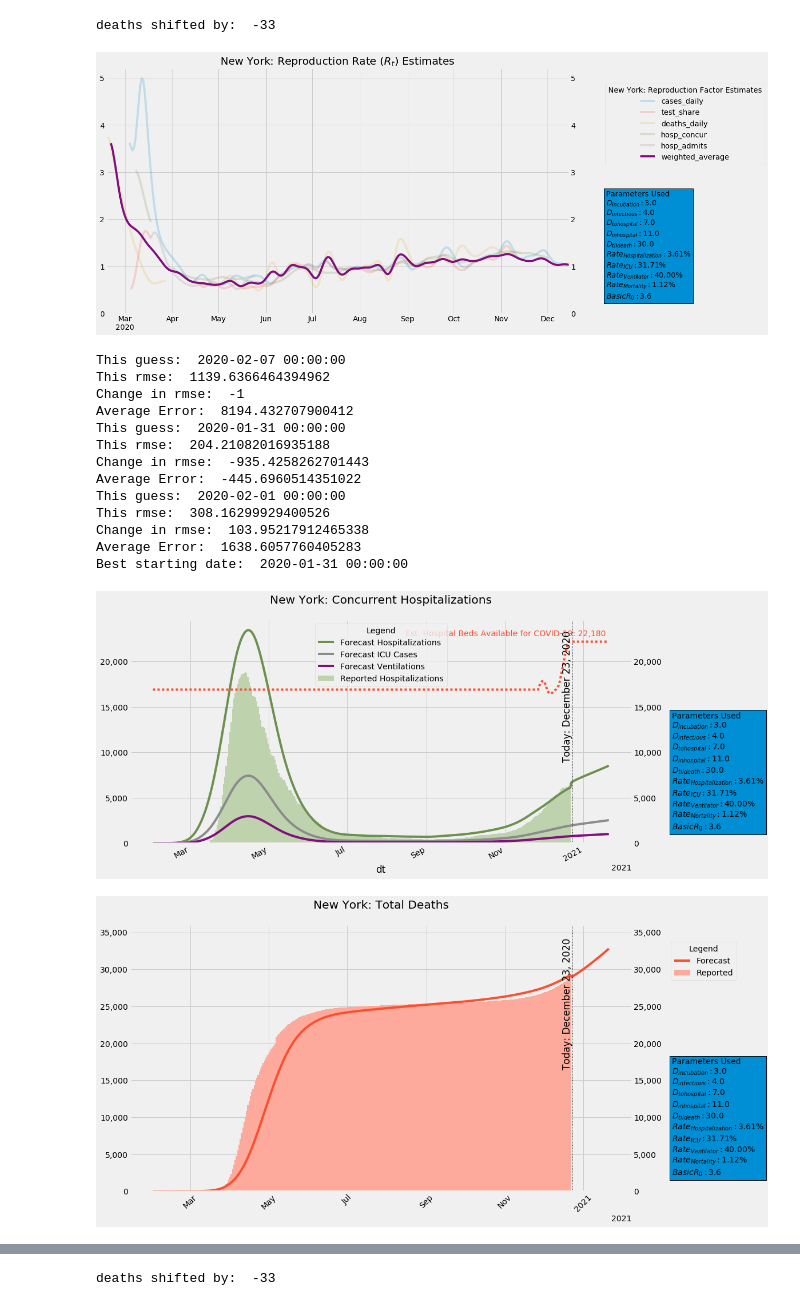
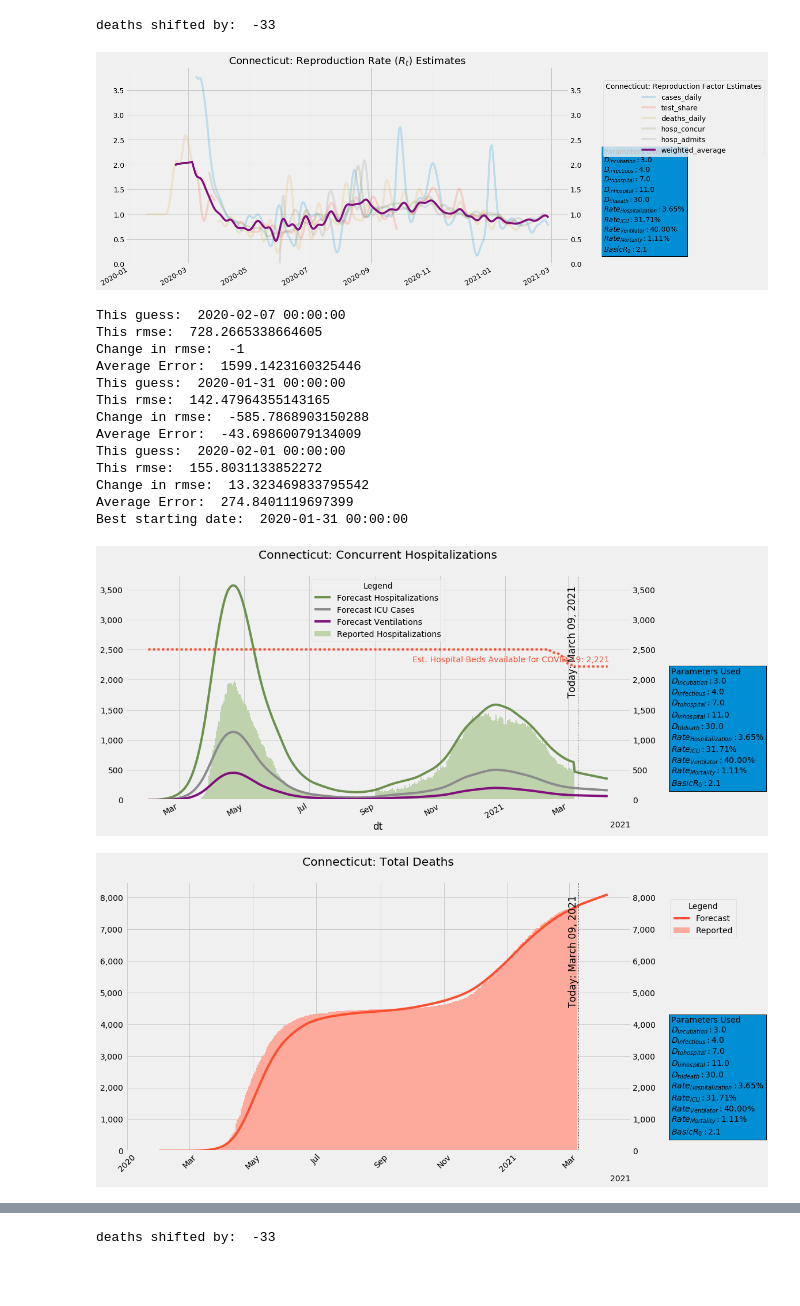
Before and after one commit to donnellymjd/coronita, a Jupyter notebook: model_dev.ipynb, the cells around one changed output, grey strips where cells are left out. Drawn from its saved outputs; the diff is of its cells as text; code cells hidden in the pictures; blank space fills up the shorter version.

```diff
--- a/model_dev.ipynb
+++ b/model_dev.ipynb
@@ -160,33 +188,33 @@ Best starting date:  2020-02-01 00:00:00
 # %%
-state = 'NY'
+state = 'CT'
 model_dict = make_model_dict_state(state, abbrev_us_state, df_census, df_st_testing_fmt, df_hhs_hosp,
                                        covid_params, 30,
                                        df_mvmt=df_goog_mob_state
                                      , df_interventions=df_interventions
                                       )
 ch_rts(model_dict); plt.show()
 model_dict = model_find_start('2020-02-07', model_dict)
 ch_hosp_concur(model_dict); plt.show()
 ch_deaths_tot(model_dict); plt.show()
 ch_daily_deaths(model_dict); plt.show()
 ch_hosp_admits(model_dict); plt.show()
 ch_daily_exposures(model_dict); plt.show()
 ch_cumul_infections(model_dict); plt.show()
 # %% [output]
 deaths shifted by:  -33
-[figure, old version]
+[figure, new version]
 This guess:  2020-02-07 00:00:00
-This rmse:  1139.6366464394962
+This rmse:  728.2665338664605
 Change in rmse:  -1
-Average Error:  8194.432707900412
+Average Error:  1599.1423160325446
 This guess:  2020-01-31 00:00:00
-This rmse:  204.21082016935188
-Change in rmse:  -935.4258262701443
-Average Error:  -445.6960514351022
+This rmse:  142.47964355143165
+Change in rmse:  -585.7868903150288
+Average Error:  -43.69860079134009
 This guess:  2020-02-01 00:00:00
-This rmse:  308.16299929400526
-Change in rmse:  103.95217912465338
-Average Error:  1638.6057760405283
+This rmse:  155.8031133852272
+Change in rmse:  13.323469833795542
+Average Error:  274.8401119697399
 Best starting date:  2020-01-31 00:00:00
-[figure, old version]
+[figure, new version]
-[figure, old version]
+[figure, new version]
```
Also changed, not shown: parts of 9 cells of this notebook, 9 other files.
